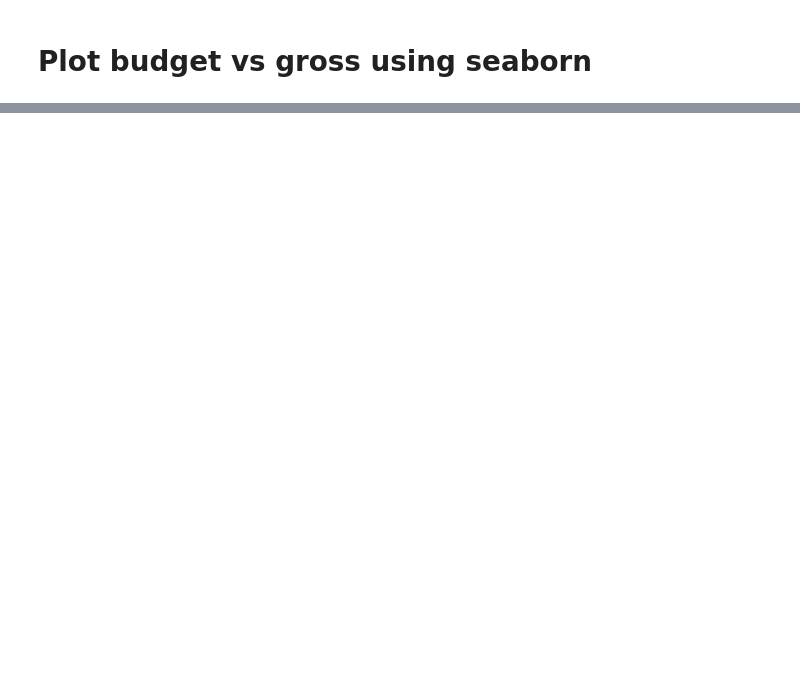
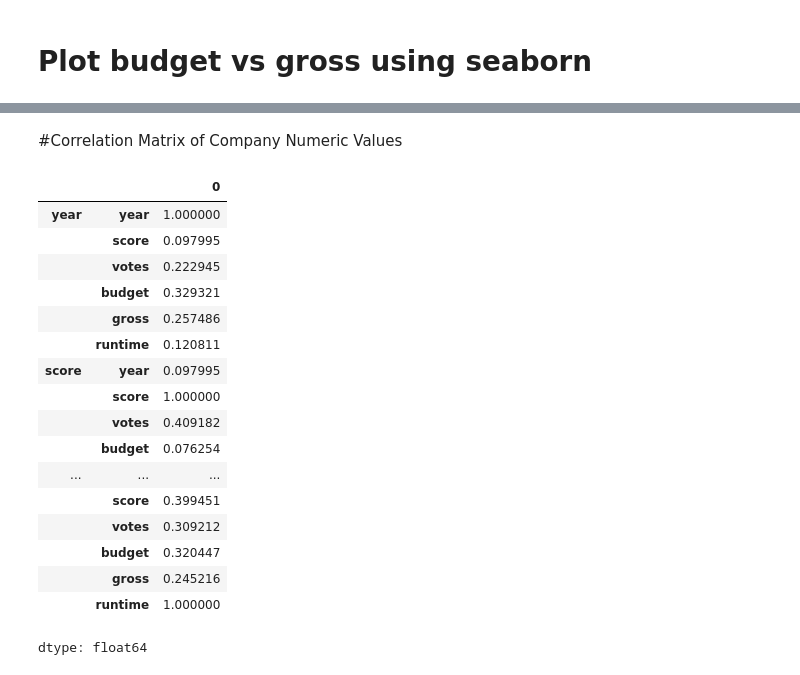
Before and after one commit to Mwaba27/My-first-project, a Jupyter notebook: Movie_Industry_correlation.ipynb, the cells around one changed output, grey strips where cells are left out. Saved outputs shown, nothing was run; the diff lists cells and outputs as text; code cells hidden in the pictures; blank space fills up the shorter version.

```diff
--- a/Movie_Industry_correlation.ipynb
+++ b/Movie_Industry_correlation.ipynb
@@ -142,0 +175,26 @@ sns.regplot(x="budget", y="gross", data=df, scatter_kws={"color":"red"}, line_kw
+# %% [markdown]
+#Correlation Matrix of Company Numeric Values
+# %%
+corr_matix = numeric_df.corr(method='pearson')
+
+corr_pairs = corr_matix.unstack()
+corr_pairs
+# %% [output]
+|  |  | 0 |
+| year | year | 1.000000 |
+|  | score | 0.097995 |
+|  | votes | 0.222945 |
+|  | budget | 0.329321 |
+|  | gross | 0.257486 |
+|  | runtime | 0.120811 |
+| score | year | 0.097995 |
+|  | score | 1.000000 |
+|  | votes | 0.409182 |
+|  | budget | 0.076254 |
+| ... | ... | ... |
+|  | score | 0.399451 |
+|  | votes | 0.309212 |
+|  | budget | 0.320447 |
+|  | gross | 0.245216 |
+|  | runtime | 1.000000 |
+dtype: float64
```
Also changed, not shown: parts of 8 cells of this notebook.
